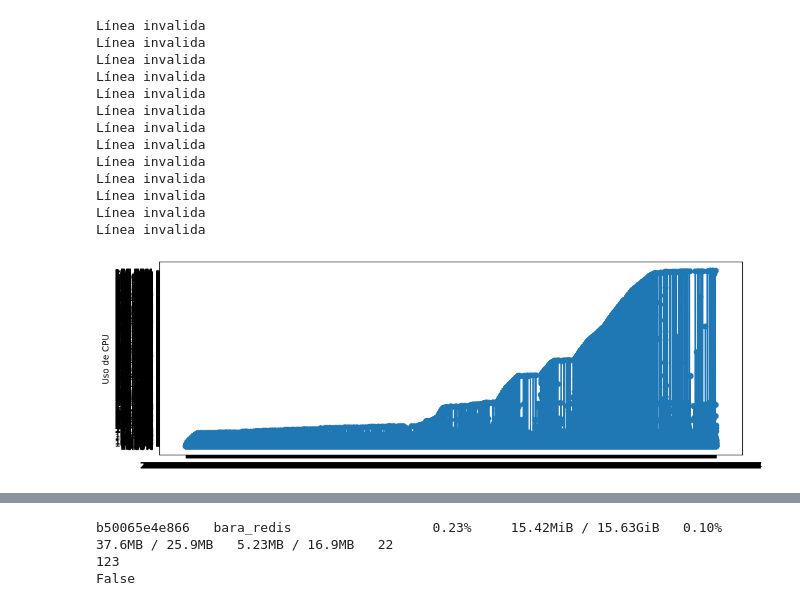
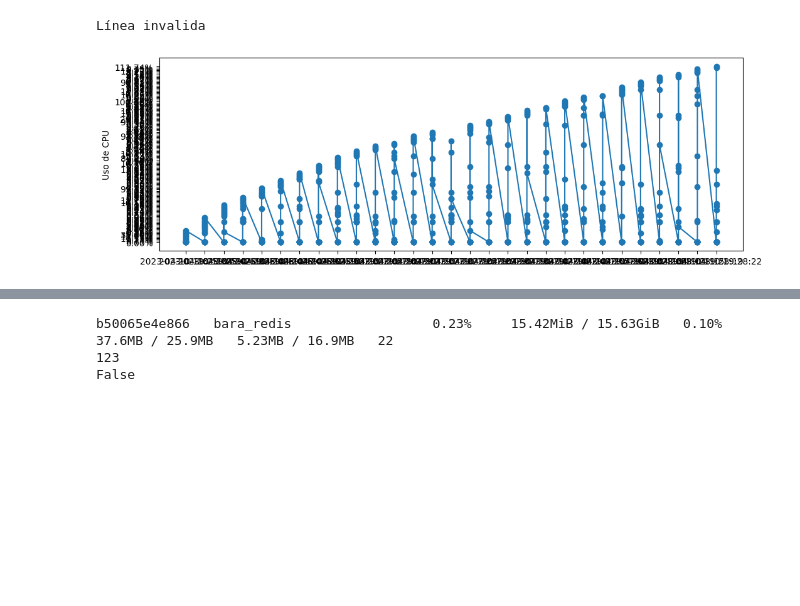
Before and after one commit to rene-marquez/MAIN, a Jupyter notebook: mis funciones.ipynb, the cells around one changed output, grey strips where cells are left out. Cells and saved outputs as stored; diff of their text form; code cells hidden in the pictures; blank space fills up the shorter version.

```diff
--- a/mis funciones.ipynb
+++ b/mis funciones.ipynb
@@ -15,9 +15,8 @@ procesos = pd.DataFrame(
     columns=["CONTAINER ID", "NAME",  "CPU %", "MEM USAGE", "MEM %", "NET I / NET O",  "BLOCK I / BLOCK O", "PIDS", "FECHA"]
     )
 
-
 #Obteniendo el total de los saltos de pagina del archivo de texto
-f = open(r"C:\Users\jorge.marquez\Documents\Emerald\SBara\Performance\bara-performance-analitycs\stats.txt")
+f = open(r"C:\Users\jorge.marquez\Documents\Emerald\SBara\Performance\bara-performance-analitycs\prueba.txt")
 textototal = f.read()
 
 def lineanueva(textototal):
@@ -27,7 +26,7 @@ def lineanueva(textototal):
 saltosdelinea = lineanueva(textototal)
 f.close() #Se cierra el archivo para poder abrirlo de nuevo y regresar a la primera línea
 
-f = open(r"C:\Users\jorge.marquez\Documents\Emerald\SBara\Performance\bara-performance-analitycs\stats.txt")
+f = open(r"C:\Users\jorge.marquez\Documents\Emerald\SBara\Performance\bara-performance-analitycs\prueba.txt")
 primeralinea = f.readline()
 formato="%Y-%m-%d %H:%M:%S"
 resp=True
@@ -66,43 +65,31 @@ while k <= saltosdelinea:
          lista.insert(3, listaTres)
          listaCinco = "".join(lista[5:8])
          del lista[5:8]
          lista.insert(5, listaCinco)
          listaSeis = "".join(lista[6:9])
          del lista[6:9]
          lista.insert(6, listaSeis)
          lista.insert(8, listaFecha)
          procesos.loc[indice] = lista
          indice += 1
 
  k += 1
 
 
 
 """
 fig, ax = plt.subplots(figsize=(12, 4))
 ax.plot(procesos["FECHA"], procesos["CPU %"], marker = 'o')
 ax.set_ylabel("Uso de CPU")
 plt.show()
 """
 
 
 #ax.plot(dias, temperaturas['Barcelona'], marker = 'o')
 
 
 #procesos
 #procesos.to_excel("procesos.xlsx", sheet_name="procesos", index=False)
 # %% [output]
 Línea invalida
-Línea invalida
-Línea invalida
-Línea invalida
-Línea invalida
-Línea invalida
-Línea invalida
-Línea invalida
-Línea invalida
-Línea invalida
-Línea invalida
-Línea invalida
-Línea invalida
-[figure, old version]
+[figure, new version]
```
Also changed, not shown: parts of 2 cells of this notebook, 2 other files.
